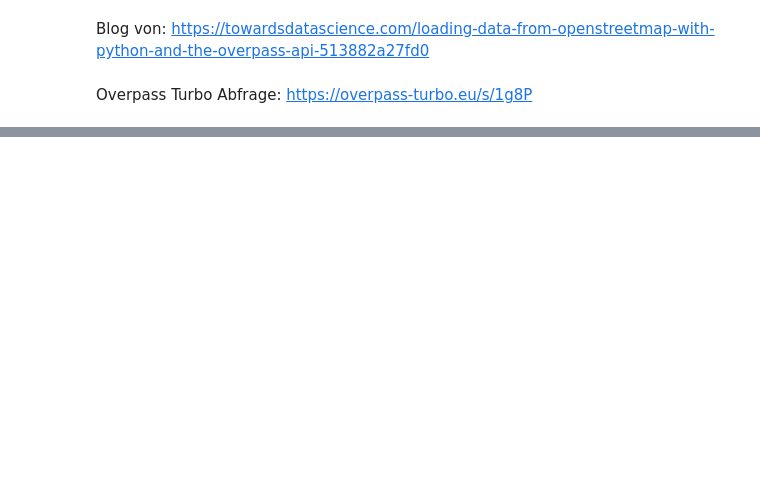
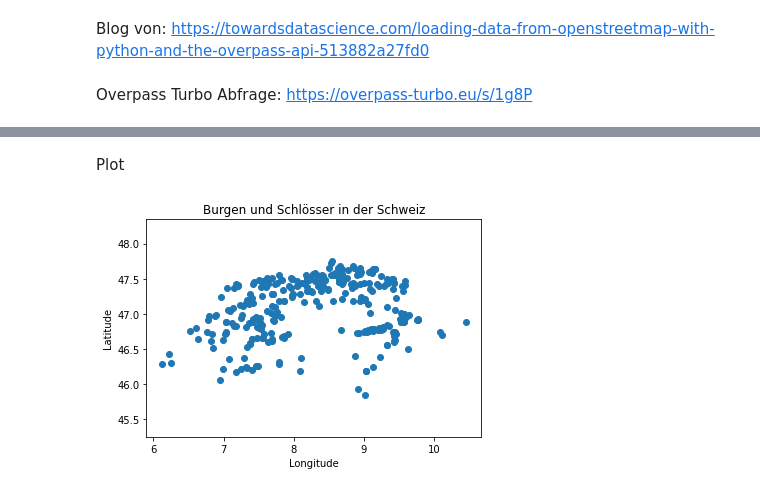
Before and after one commit to opendatatourism-ch/opendatatourism.ch.dataset, a Jupyter notebook: castle/castle-json.ipynb, the cells around one changed output, grey strips where cells are left out. Drawn from its saved outputs; the diff is of its cells as text; code cells hidden in the pictures; blank space fills up the shorter version.

Commit message:
add castle plot

```diff
--- a/castle/castle-json.ipynb
+++ b/castle/castle-json.ipynb
@@ -28,0 +29,29 @@ jsonDataFile.close()
+# %% [markdown]
+Plot
+# %%
+import numpy as np
+import matplotlib.pyplot as plt
+
+# Collect coords into list
+coords = []
+for element in data['elements']:
+  if element['type'] == 'node':
+    lon = element['lon']
+    lat = element['lat']
+    coords.append((lon, lat))
+  elif 'center' in element:
+    lon = element['center']['lon']
+    lat = element['center']['lat']
+    coords.append((lon, lat))
+
+# Convert coordinates into numpy array
+X = np.array(coords)
+
+plt.plot(X[:, 0], X[:, 1], 'o')
+plt.title('Burgen und Schlösser in der Schweiz')
+plt.xlabel('Longitude')
+plt.ylabel('Latitude')
+plt.axis('equal')
+plt.show()
+# %% [output]
+[figure, added]
```
Also changed, not shown: parts of 1 cell of this notebook.
